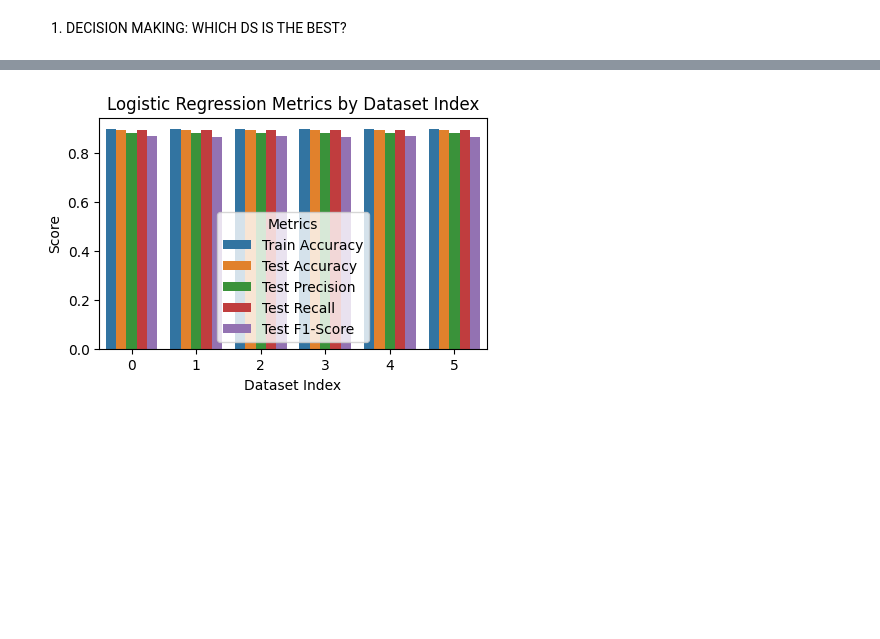
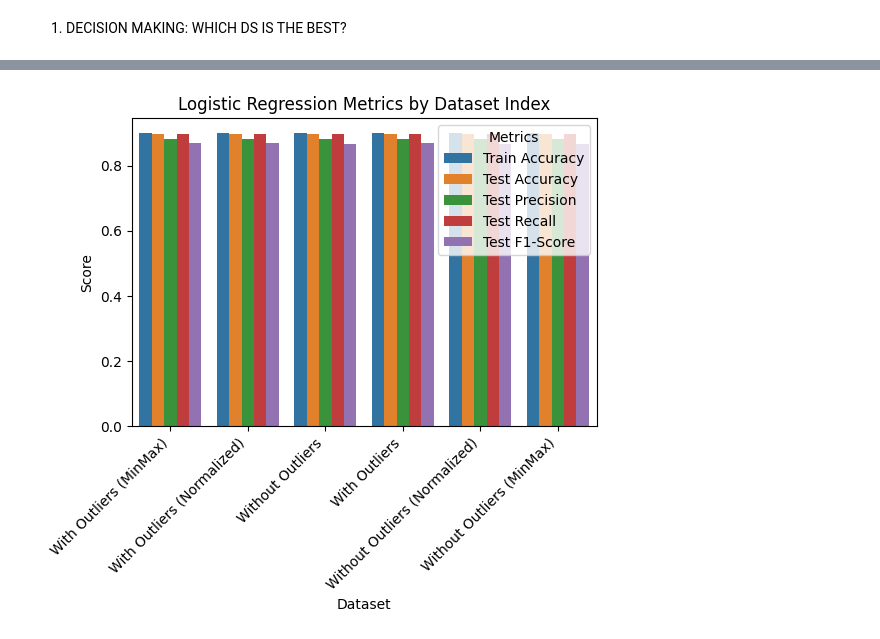
Before and after one commit to PeyraHub/EDA-bank-marketing-campaign-data, a Jupyter notebook: src/ML.ipynb, the cells around one changed output, grey strips where cells are left out. Cells and saved outputs as stored; diff of their text form; code cells hidden in the pictures; blank space fills up the shorter version.

```diff
--- a/src/ML.ipynb
+++ b/src/ML.ipynb
@@ -136,19 +115,19 @@ Please also refer to the documentation for alternative solver options:
 # %%
-# Plot the results using Seaborn
-plt.figure(figsize=(5, 3))
+plt.figure(figsize=(6, 4))
 sns.barplot(
     data=sorted_results_df.melt(
-        id_vars=["Dataset Index"],
+        id_vars=["Dataset Name"],
         value_vars=["Train Accuracy", "Test Accuracy", "Test Precision", "Test Recall", "Test F1-Score"]
     ),
-    x="Dataset Index",
+    x="Dataset Name",
     y="value",
     hue="variable"
 )
 plt.title("Logistic Regression Metrics by Dataset Index")
 plt.ylabel("Score")
-plt.xlabel("Dataset Index")
+plt.xlabel("Dataset")
+plt.xticks(rotation=45, ha="right")
 plt.legend(title="Metrics")
 plt.show()
 # %% [output]
-[figure, old version]
+[figure, new version]
```
Also changed, not shown: parts of 1 cell of this notebook.
